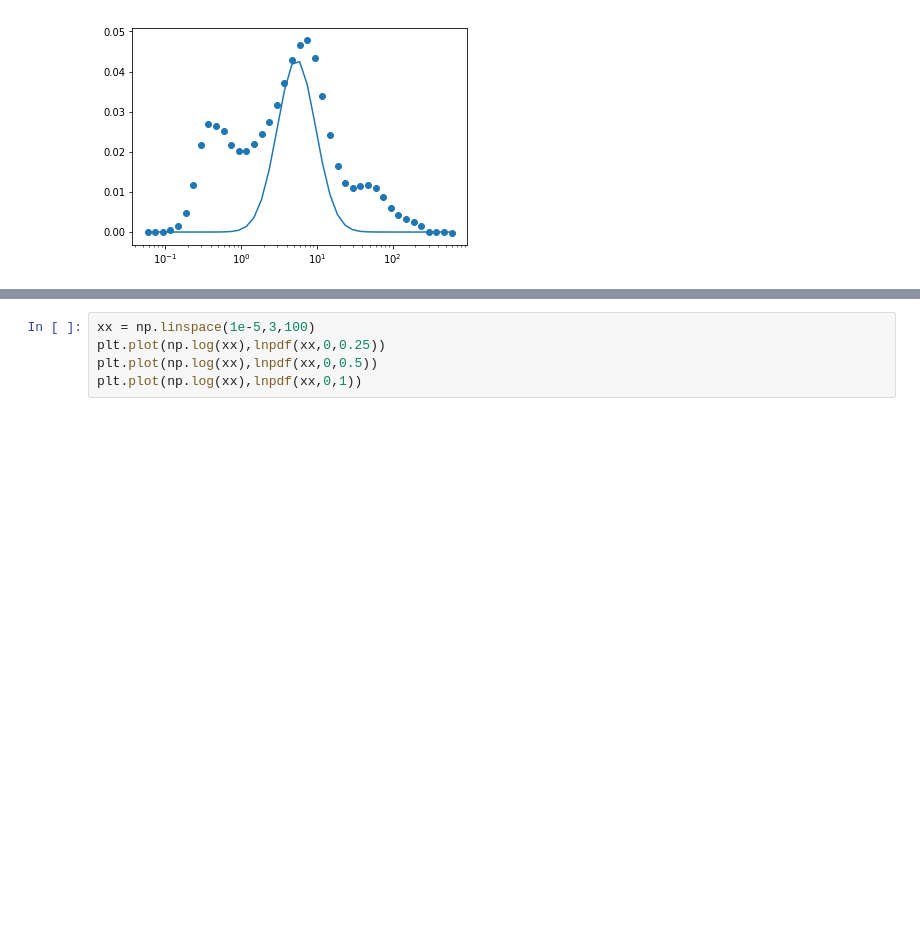
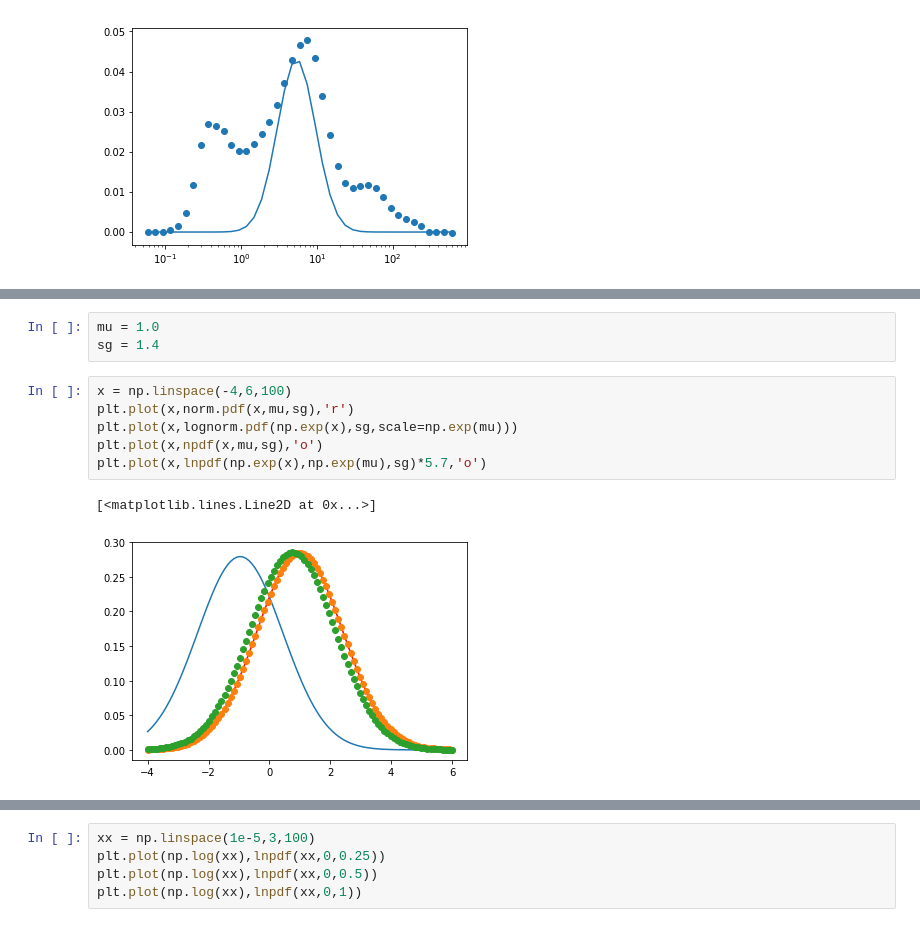
Before and after one commit to lsg6140/Python, a Jupyter notebook: PBM/AS_US.ipynb, the cells around one changed output, grey strips where cells are left out. Saved outputs shown, nothing was run; the diff lists cells and outputs as text; blank space fills up the shorter version.

```diff
--- a/PBM/AS_US.ipynb
+++ b/PBM/AS_US.ipynb
@@ -217,0 +248,12 @@ variance
+# %%
+mu = 1.0
+sg = 1.4
+# %%
+x = np.linspace(-4,6,100)
+plt.plot(x,norm.pdf(x,mu,sg),'r')
+plt.plot(x,lognorm.pdf(np.exp(x),sg,scale=np.exp(mu)))
+plt.plot(x,npdf(x,mu,sg),'o')
+plt.plot(x,lnpdf(np.exp(x),np.exp(mu),sg)*5.7,'o')
+# %% [output]
+[<matplotlib.lines.Line2D at 0x...>]
+[figure, added]
```
Also changed, not shown: parts of 18 cells of this notebook, 2 other files.
